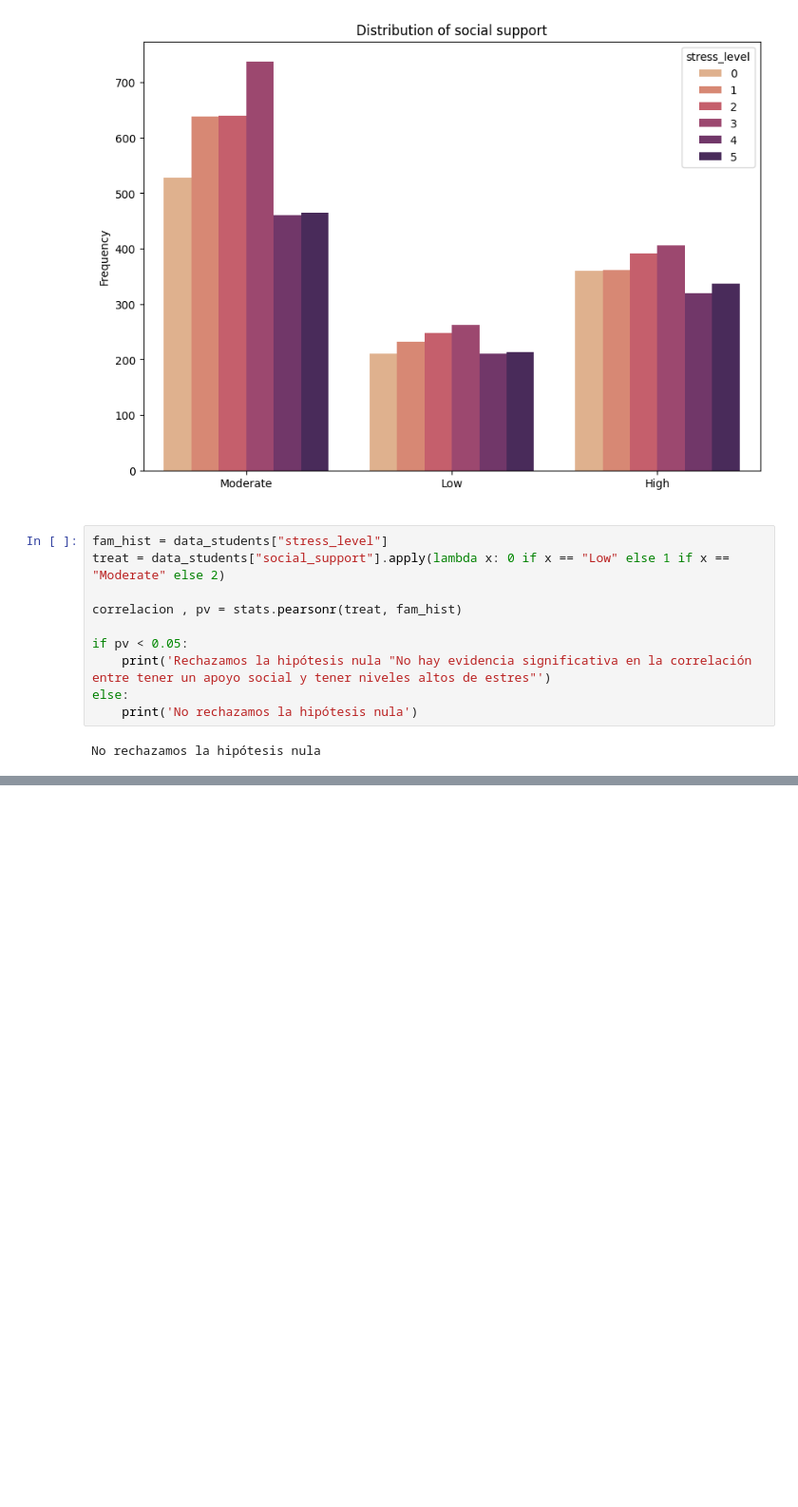
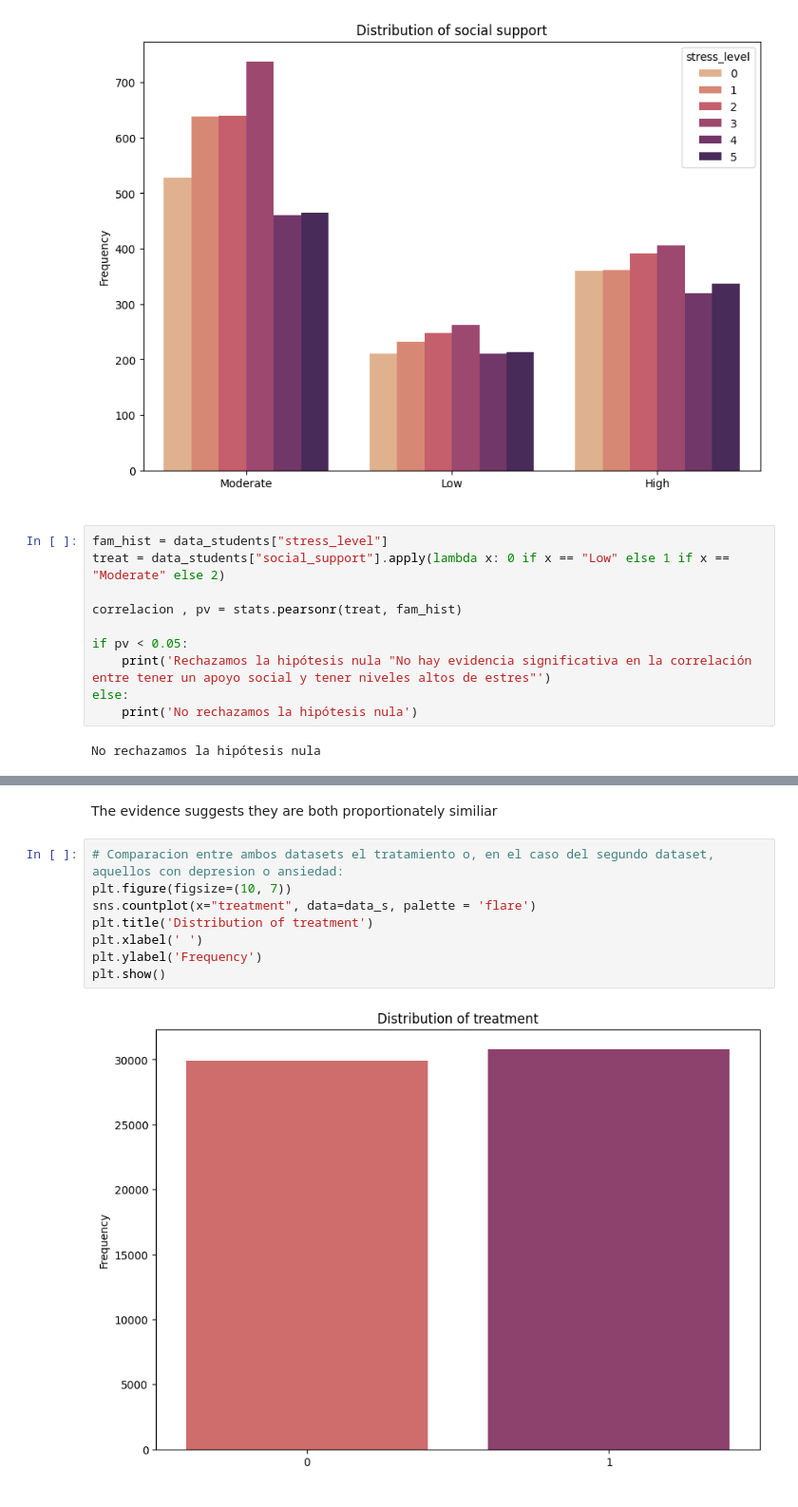
Before and after one commit to emmawv/EDA, a Jupyter notebook: src/EDA.ipynb, the cells around one changed output, grey strips where cells are left out. Shown at 95% size. Drawn from its saved outputs; the diff is of its cells as text; blank space fills up the shorter version.

```diff
--- a/src/EDA.ipynb
+++ b/src/EDA.ipynb
@@ -721,0 +814,12 @@ De esto se puede ver que si es un factor determinante en estudiantes el nivel de
+# %% [markdown]
+The evidence suggests they are both proportionately similiar
+# %%
+# Comparacion entre ambos datasets el tratamiento o, en el caso del segundo dataset, aquellos con depresion o ansiedad:
+plt.figure(figsize=(10, 7))
+sns.countplot(x="treatment", data=data_s, palette = 'flare')
+plt.title('Distribution of treatment')
+plt.xlabel(' ')
+plt.ylabel('Frequency')
+plt.show()
+# %% [output]
+[figure, added]
```
Also changed, not shown: parts of 18 cells of this notebook.
